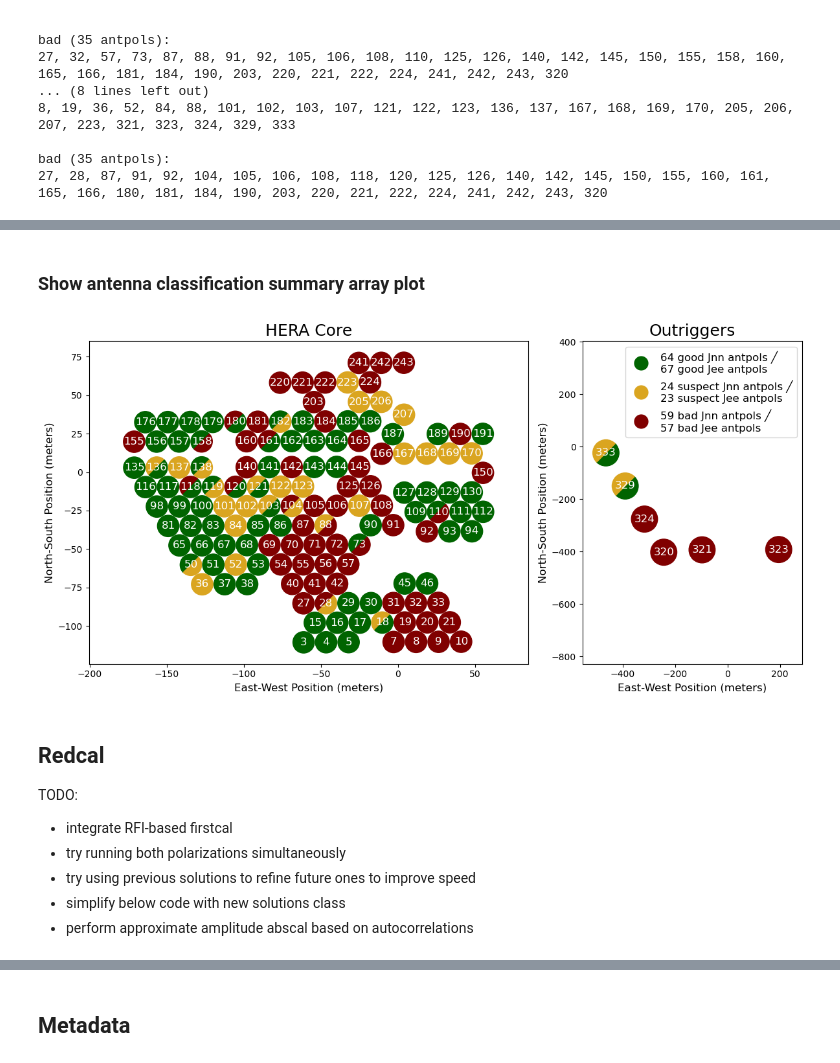
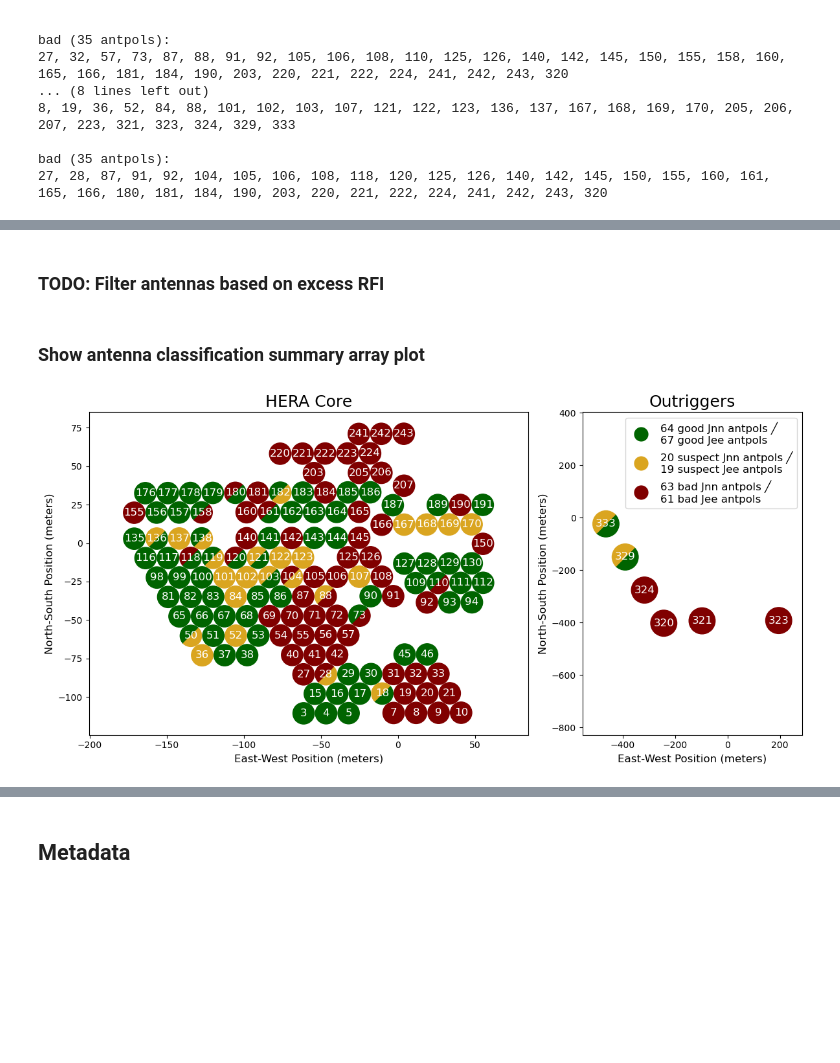
Before and after one commit to HERA-Team/H6C_Notebooks, a Jupyter notebook: file_inspect/file_inspect_2459828.ipynb, the cells around one changed output, grey strips where cells are left out. Saved outputs shown, nothing was run; the diff lists cells and outputs as text; code cells hidden in the pictures; blank space fills up the shorter version.

```diff
--- a/file_inspect/file_inspect_2459828.ipynb
+++ b/file_inspect/file_inspect_2459828.ipynb
@@ -55,43 +57,33 @@ OC_MAXITER = 100
 ### Parse Bounds
 # %%
 # ant_metrics bounds for low correlation / dead antennas
-AM_CORR_BAD = float(os.environ.get("AM_CORR_BAD", 0.3))
-AM_CORR_SUSPECT = float(os.environ.get("AM_CORR_SUSPECT", 0.5))
-am_corr_bad = (0, AM_CORR_BAD)
-am_corr_suspect = (AM_CORR_BAD, AM_CORR_SUSPECT)
+am_corr_bad = (0, float(os.environ.get("AM_CORR_BAD", 0.3)))
+am_corr_suspect = (float(os.environ.get("AM_CORR_BAD", 0.3)), float(os.environ.get("AM_CORR_SUSPECT", 0.5)))
 
 # ant_metrics bounds for cross-polarized antennas
-AM_XPOL_BAD = float(os.environ.get("AM_XPOL_BAD", -0.1))
-AM_XPOL_SUSPECT = float(os.environ.get("AM_XPOL_SUSPECT", 0))
-am_xpol_bad = (-1, AM_XPOL_BAD)
-am_xpol_suspect = (AM_XPOL_BAD, AM_XPOL_SUSPECT)
+am_xpol_bad = (-1, float(os.environ.get("AM_XPOL_BAD", -0.1)))
+am_xpol_suspect = (float(os.environ.get("AM_XPOL_BAD", -0.1)), float(os.environ.get("AM_XPOL_SUSPECT", 0)))
 
 # bounds on autocorrelation power
-AUTO_POWER_GOOD_LOW = float(os.environ.get("AUTO_POWER_GOOD_LOW", 5))
-AUTO_POWER_GOOD_HIGH = float(os.environ.get("AUTO_POWER_GOOD_HIGH", 30))
-auto_power_good = (AUTO_POWER_GOOD_LOW, AUTO_POWER_GOOD_HIGH)
-AUTO_POWER_SUSPECT_LOW = float(os.environ.get("AUTO_POWER_SUSPECT_LOW", 1))
-AUTO_POWER_SUSPECT_HIGH = float(os.environ.get("AUTO_POWER_SUSPECT_HIGH", 80))
-auto_power_suspect = (AUTO_POWER_SUSPECT_LOW, AUTO_POWER_SUSPECT_HIGH)
+auto_power_good = (float(os.environ.get("AUTO_POWER_GOOD_LOW", 5)), float(os.environ.get("AUTO_POWER_GOOD_HIGH", 30)))
+auto_power_suspect = (float(os.environ.get("AUTO_POWER_SUSPECT_LOW", 1)), float(os.environ.get("AUTO_POWER_SUSPECT_HIGH", 80)))
 
 # bounds on autocorrelation slope
-AUTO_SLOPE_GOOD_LOW = float(os.environ.get("AUTO_SLOPE_GOOD_LOW", -0.2))
-AUTO_SLOPE_GOOD_HIGH = float(os.environ.get("AUTO_SLOPE_GOOD_HIGH", 0.2))
-auto_slope_good = (AUTO_SLOPE_GOOD_LOW, AUTO_SLOPE_GOOD_HIGH)
-AUTO_SLOPE_SUSPECT_LOW = float(os.environ.get("AUTO_SLOPE_SUSPECT_LOW", -0.4))
-AUTO_SLOPE_SUSPECT_HIGH = float(os.environ.get("AUTO_SLOPE_SUSPECT_HIGH", 0.4))
-auto_slope_suspect = (AUTO_SLOPE_SUSPECT_LOW, AUTO_SLOPE_SUSPECT_HIGH)
+auto_slope_good = (float(os.environ.get("AUTO_SLOPE_GOOD_LOW", -0.2)), float(os.environ.get("AUTO_SLOPE_GOOD_HIGH", 0.2)))
+auto_slope_suspect = (float(os.environ.get("AUTO_SLOPE_SUSPECT_LOW", -0.4)), float(os.environ.get("AUTO_SLOPE_SUSPECT_HIGH", 0.4)))
+
+# bounds on zeros in spectra
+good_zeros_per_eo_spectrum = (0, int(os.environ.get("MAX_ZEROS_PER_EO_SPEC_GOOD", 2)))
+suspect_zeros_per_eo_spectrum = (0, int(os.environ.get("MAX_ZEROS_PER_EO_SPEC_SUSPECT", 8)))
 
 # bounds on chi^2 per antenna in omnical
-OC_CSPA_GOOD = float(os.environ.get("OC_CSPA_GOOD", 3))
-OC_CSPA_SUSPECT = float(os.environ.get("OC_CSPA_SUSPECT", 4))
-oc_cspa_good = (0, OC_CSPA_GOOD)
-oc_cspa_suspect = (OC_CSPA_GOOD, OC_CSPA_SUSPECT)
+oc_cspa_good = (0, float(os.environ.get("OC_CSPA_GOOD", 3)))
+oc_cspa_suspect = (float(os.environ.get("OC_CSPA_GOOD", 3)), float(os.environ.get("OC_CSPA_SUSPECT", 4)))
 
 # print bounds
 for bound in ['am_corr_bad', 'am_corr_suspect', 'am_xpol_bad', 'am_xpol_suspect',
              'auto_power_good', 'auto_power_suspect', 'auto_slope_good', 'auto_slope_suspect',
-             'oc_cspa_good', 'oc_cspa_suspect']:
+             'good_zeros_per_eo_spectrum', 'suspect_zeros_per_eo_spectrum', 'oc_cspa_good', 'oc_cspa_suspect']:
     print(f'{bound} = {eval(bound)}')
 # %% [output]
 am_corr_bad = (0, 0.2)
@@ -212,0 +205,3 @@ if PLOT:
+# %%
+zeros_class = ant_class.even_odd_zeros_checker(data, diff_data, good=good_zeros_per_eo_spectrum, suspect=suspect_zeros_per_eo_spectrum)
+print('Zeros in Even/Odd Spectra Classification:\n\n', zeros_class)
@@ -212,0 +227,2 @@ if PLOT:
+# %% [markdown]
+### TODO: Filter antennas based on excess RFI
@@ -213,19 +231,10 @@ if PLOT:
 # %% [markdown]
 ### Show antenna classification summary array plot
 # %%
-final_class = auto_class + ant_metrics_class #+ rfi_class
+final_class = auto_class + ant_metrics_class + zeros_class #+ rfi_class
 if PLOT:
     fig, axes = plt.subplots(1, 2, figsize=(12, 6), dpi=100, gridspec_kw={'width_ratios': [2, 1]})
     plot_antclass(hd.antpos, final_class, ax=axes[0], ants=[ant for ant in hd.data_ants if ant < 320], legend=False, title='HERA Core')
     plot_antclass(hd.antpos, final_class, ax=axes[1], ants=[ant for ant in hd.data_ants if ant >= 320], radius=50, title='Outriggers')
 # %% [output]
-[figure, old version]
+[figure, new version]
-# %% [markdown]
-## Redcal
-
-TODO:
-* integrate RFI-based firstcal
-* try running both polarizations simultaneously
-* try using previous solutions to refine future ones to improve speed
-* simplify below code with new solutions class
-* perform approximate amplitude abscal based on autocorrelations
```
Also changed, not shown: parts of 25 cells of this notebook.
